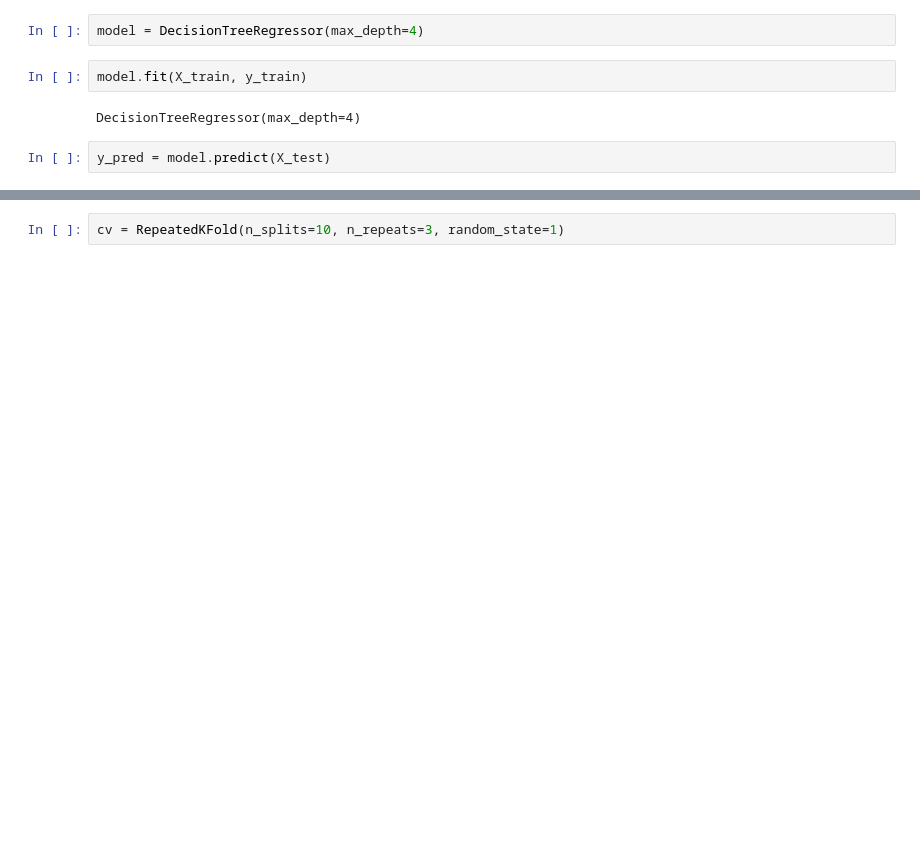
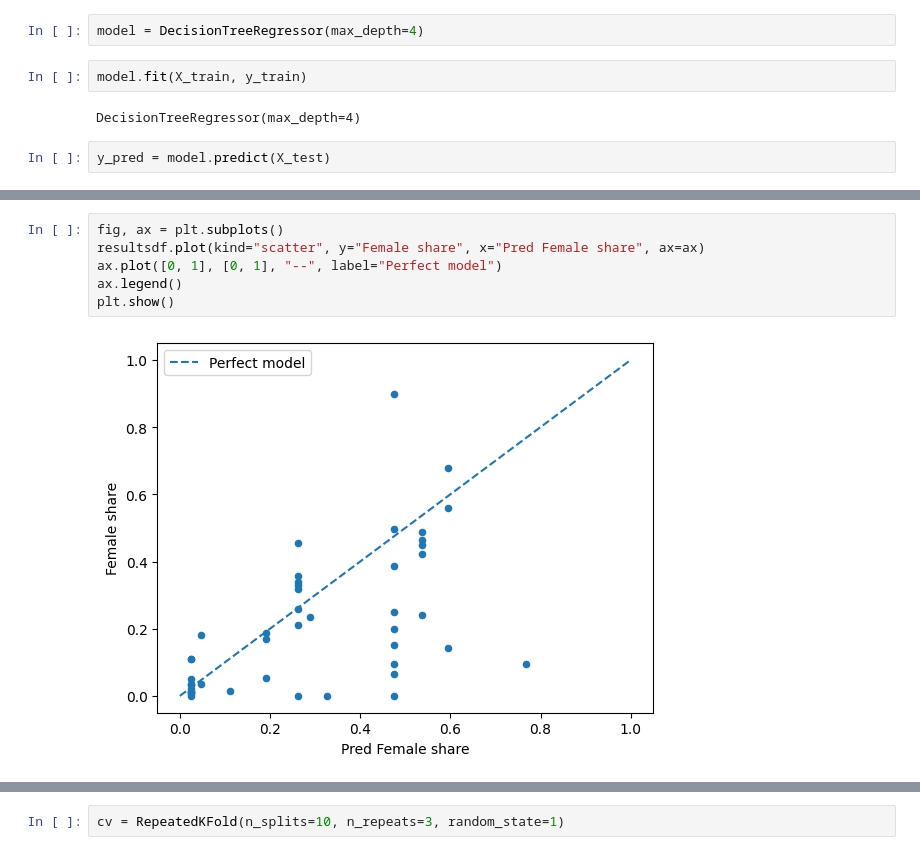
Before and after one commit to JohannaUlveklint/job_discrimination_sandbox, a Jupyter notebook: notebooks/decision_tree_regr.ipynb, the cells around one changed output, grey strips where cells are left out. Cells and saved outputs as stored; diff of their text form; blank space fills up the shorter version.

```diff
--- a/notebooks/decision_tree_regr.ipynb
+++ b/notebooks/decision_tree_regr.ipynb
@@ -174,0 +197,8 @@ matrix([[0.        , 0.        , 0.        , ..., 0.        , 0.        ,
+# %%
+fig, ax = plt.subplots()
+resultsdf.plot(kind="scatter", y="Female share", x="Pred Female share", ax=ax)
+ax.plot([0, 1], [0, 1], "--", label="Perfect model")
+ax.legend()
+plt.show()
+# %% [output]
+[figure, added]
```
Also changed, not shown: parts of 18 cells of this notebook, 7 other files.
